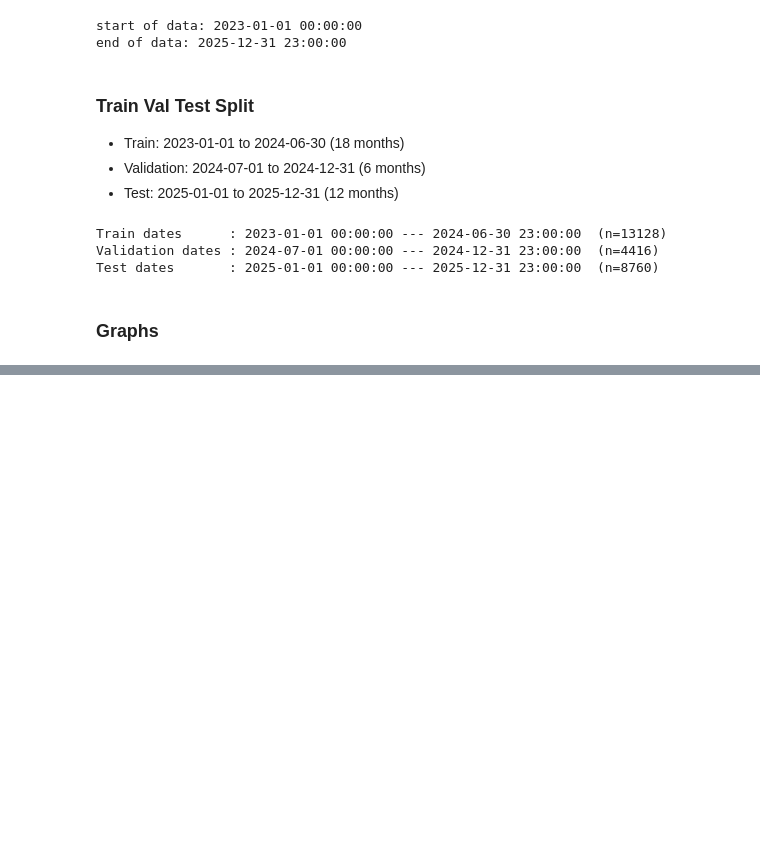
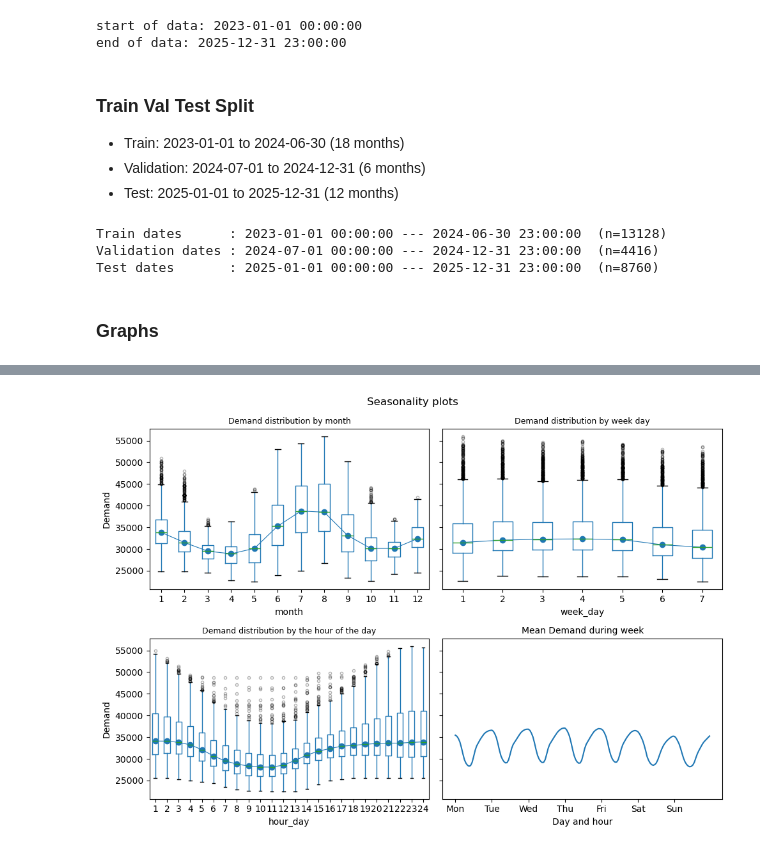
Before and after one commit to maxwellgriffith345/LoadForecast, a Jupyter notebook: notebooks/EDA.ipynb, the cells around one changed output, grey strips where cells are left out. Cells and saved outputs as stored; diff of their text form; code cells hidden in the pictures; blank space fills up the shorter version.

```diff
--- a/notebooks/EDA.ipynb
+++ b/notebooks/EDA.ipynb
@@ -127,0 +182,43 @@ plt.show()
+# %%
+# Annual, weekly and daily seasonality
+# ==============================================================================
+fig, axs = plt.subplots(2, 2, figsize=(10, 7), sharex=False, sharey=True)
+axs = axs.ravel()
+
+# Demand distribution by month
+data['month'] = data.index.month
+data.boxplot(column='Demand', by='month', ax=axs[0], flierprops={'markersize': 3, 'alpha': 0.3})
+data.groupby('month')['Demand'].median().plot(style='o-', linewidth=0.8, ax=axs[0])
+axs[0].set_ylabel('Demand')
+axs[0].set_title('Demand distribution by month', fontsize=9)
+
+# Demand distribution by week day
+data['week_day'] = data.index.day_of_week + 1
+data.boxplot(column='Demand', by='week_day', ax=axs[1], flierprops={'markersize': 3, 'alpha': 0.3})
+data.groupby('week_day')['Demand'].median().plot(style='o-', linewidth=0.8, ax=axs[1])
+axs[1].set_ylabel('Demand')
+axs[1].set_title('Demand distribution by week day', fontsize=9)
+
+# Demand distribution by the hour of the day
+data['hour_day'] = data.index.hour + 1
+data.boxplot(column='Demand', by='hour_day', ax=axs[2], flierprops={'markersize': 3, 'alpha': 0.3})
+data.groupby('hour_day')['Demand'].median().plot(style='o-', linewidth=0.8, ax=axs[2])
+axs[2].set_ylabel('Demand')
+axs[2].set_title('Demand distribution by the hour of the day', fontsize=9)
+
+# Demand distribution by week day and hour of the day
+mean_day_hour = data.groupby(["week_day", "hour_day"])["Demand"].mean()
+mean_day_hour.plot(ax=axs[3])
+axs[3].set(
+    title       = "Mean Demand during week",
+    xticks      = [i * 24 for i in range(7)],
+    xticklabels = ["Mon", "Tue", "Wed", "Thu", "Fri", "Sat", "Sun"],
+    xlabel      = "Day and hour",
+    ylabel      = "Number of Demand"
+)
+axs[3].title.set_size(10)
+
+fig.suptitle("Seasonality plots", fontsize=12)
+fig.tight_layout()
+# %% [output]
+[figure, added]
```
Also changed, not shown: parts of 15 cells of this notebook.
